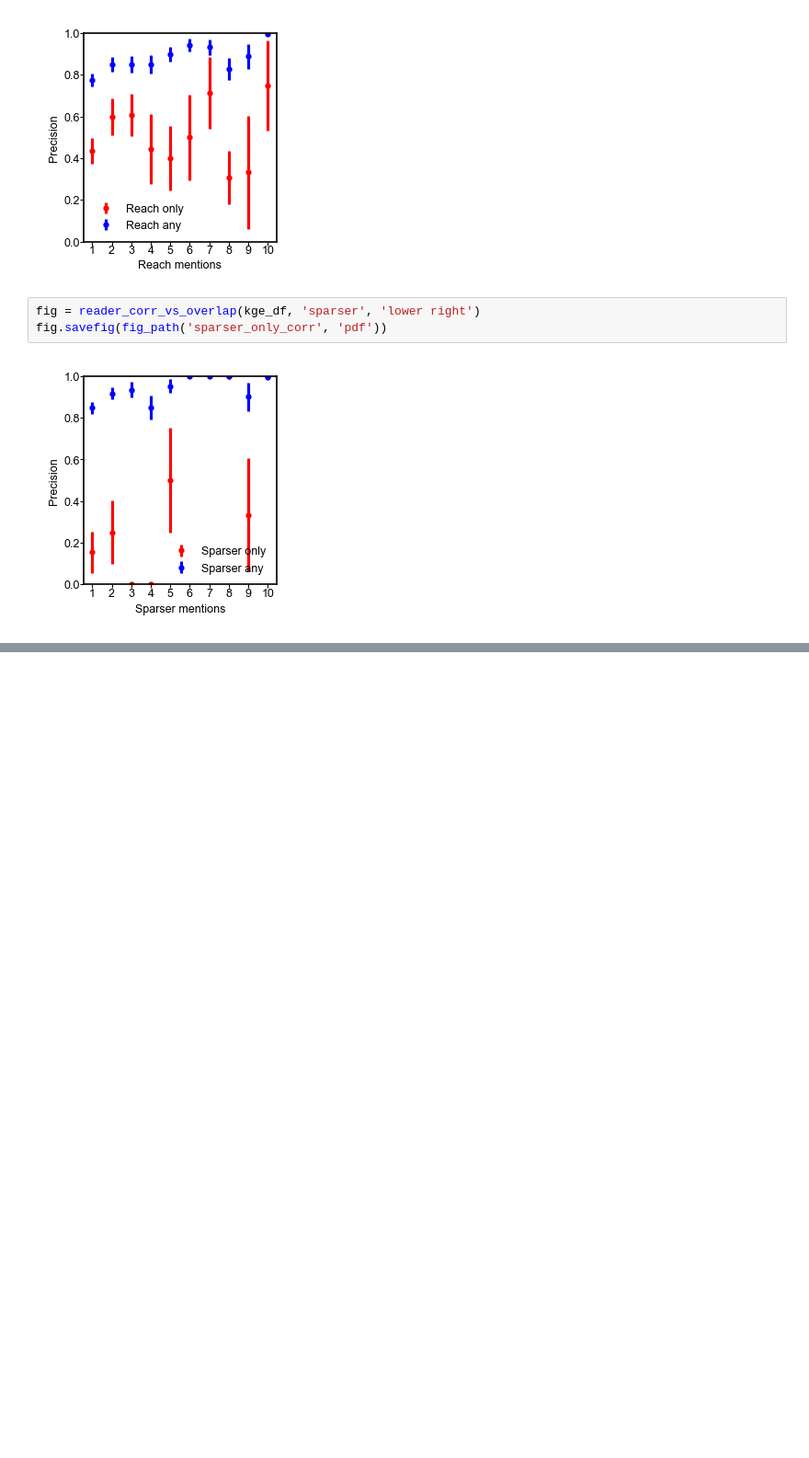
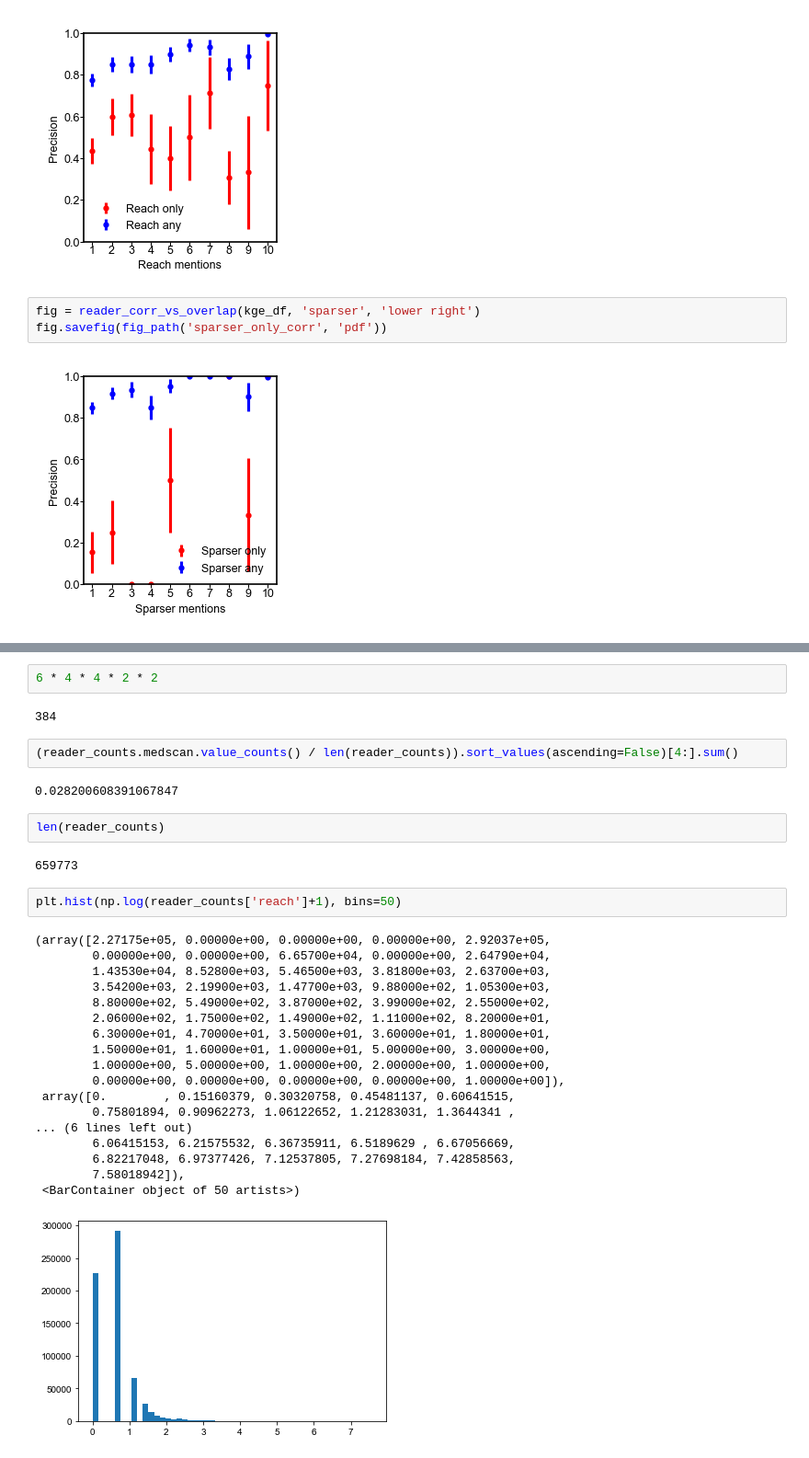
Before and after one commit to sorgerlab/indra_assembly_paper, a Jupyter notebook: notebooks/Reader_overlap_and_error_analysis.ipynb, the cells around one changed output, grey strips where cells are left out. Shown at 92% size. Saved outputs shown, nothing was run; the diff lists cells and outputs as text; blank space fills up the shorter version.

```diff
--- a/notebooks/Reader_overlap_and_error_analysis.ipynb
+++ b/notebooks/Reader_overlap_and_error_analysis.ipynb
@@ -616,0 +650,33 @@ fig.savefig(fig_path('sparser_only_corr', 'pdf'))
+# %%
+6 * 4 * 4 * 2 * 2
+# %% [output]
+384
+# %%
+(reader_counts.medscan.value_counts() / len(reader_counts)).sort_values(ascending=False)[4:].sum()
+# %% [output]
+0.028200608391067847
+# %%
+len(reader_counts)
+# %% [output]
+659773
+# %%
+plt.hist(np.log(reader_counts['reach']+1), bins=50)
+# %% [output]
+(array([2.27175e+05, 0.00000e+00, 0.00000e+00, 0.00000e+00, 2.92037e+05,
+        0.00000e+00, 0.00000e+00, 6.65700e+04, 0.00000e+00, 2.64790e+04,
+        1.43530e+04, 8.52800e+03, 5.46500e+03, 3.81800e+03, 2.63700e+03,
+        3.54200e+03, 2.19900e+03, 1.47700e+03, 9.88000e+02, 1.05300e+03,
+        8.80000e+02, 5.49000e+02, 3.87000e+02, 3.99000e+02, 2.55000e+02,
+        2.06000e+02, 1.75000e+02, 1.49000e+02, 1.11000e+02, 8.20000e+01,
+        6.30000e+01, 4.70000e+01, 3.50000e+01, 3.60000e+01, 1.80000e+01,
+        1.50000e+01, 1.60000e+01, 1.00000e+01, 5.00000e+00, 3.00000e+00,
+        1.00000e+00, 5.00000e+00, 1.00000e+00, 2.00000e+00, 1.00000e+00,
+        0.00000e+00, 0.00000e+00, 0.00000e+00, 0.00000e+00, 1.00000e+00]),
+ array([0.        , 0.15160379, 0.30320758, 0.45481137, 0.60641515,
+        0.75801894, 0.90962273, 1.06122652, 1.21283031, 1.3644341 ,
+... (6 lines left out)
+        6.06415153, 6.21575532, 6.36735911, 6.5189629 , 6.67056669,
+        6.82217048, 6.97377426, 7.12537805, 7.27698184, 7.42858563,
+        7.58018942]),
+ <BarContainer object of 50 artists>)
+[figure, added]
```
Also changed, not shown: parts of 18 cells of this notebook, 6 other files.
